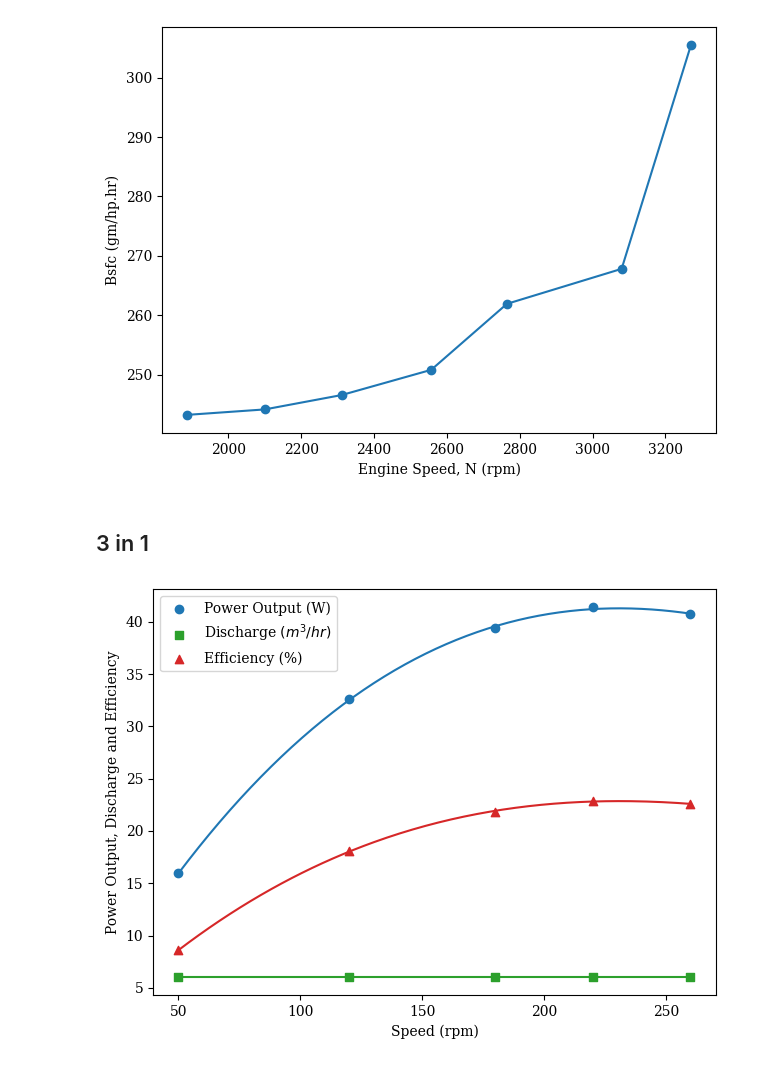
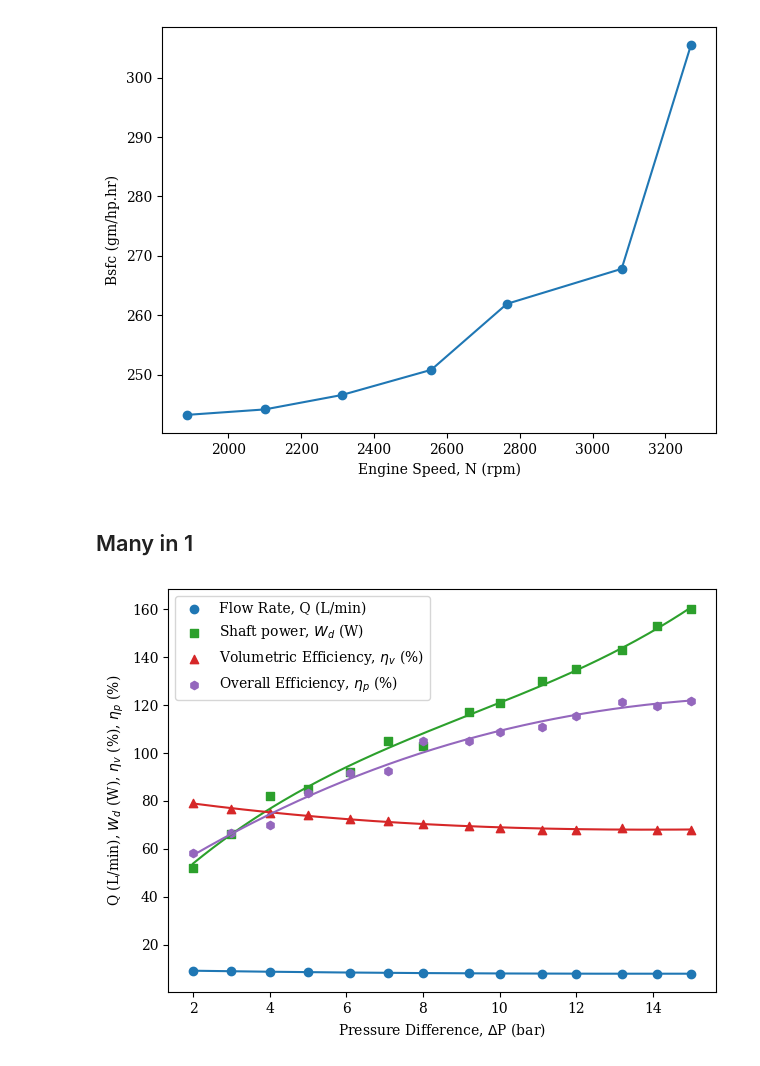
Before and after one commit to SalehShuvo/Plotting, a Jupyter notebook: basic_plotting.ipynb, the cells around one changed output. Saved outputs shown, nothing was run; the diff lists cells and outputs as text; code cells hidden in the pictures.

```diff
--- a/basic_plotting.ipynb
+++ b/basic_plotting.ipynb
@@ -66,7 +66,7 @@ plt.show()
 # %% [output]
 [figure]
 # %% [markdown]
-## 3 in 1
+## Many in 1
 # %%
 import matplotlib.pyplot as plt
 import numpy as np
@@ -74,70 +74,88 @@ plt.rcParams['font.family'] = 'serif'
 plt.rcParams['font.serif'] = ['DejaVu Serif']
 
 # Data
-rpm = np.array([260,220,180,120,50])
-P_out = np.array([40.724,41.36,39.4,32.58,15.94])
-Q = np.array([6.05]*5)
-Eff = np.array([22.56,22.9,21.83,18.06,8.60])
+pressure_diff = np.array([  2.0,   3.0,   4.0,   5.0,   6.1,   7.1,   8.0,   9.2,
+                           10.0,  11.1,  12.0,  13.2,  14.1,  15.0], dtype=float)
+
+flow_rate_lpm = np.array([9.1, 8.8, 8.6, 8.5, 8.3, 8.2, 8.1, 8.0, 7.9, 7.8, 7.8, 7.9,
+                          7.8, 7.8], dtype=float)
+
+shaft_power_w = np.array([ 52,  66,  82,  85,  92, 105, 103, 117, 121, 130, 135, 143, 153,
+                         160], dtype=float)
+
+volumetric_eff = np.array([79.25, 76.64, 74.89, 74.02, 72.28, 71.41, 70.54, 69.67,
+                           68.80, 67.93, 67.93, 68.80, 67.93, 67.93], dtype=float)
+
+overall_eff = np.array([ 58.33,  66.67,  69.92,  83.33,  91.72,  92.41, 104.85, 104.84,
+                       108.82, 111.00, 115.56, 121.54, 119.80, 121.88], dtype=float)
+
+
 
 # Filename without extension
-filename = 'All_vs_speed'
+filename = 'all_vs_press_diff'
 
 # Data to x,y1,y2...
-x=rpm
-y1=P_out
-y2=Q
-y3=Eff
+x=pressure_diff
+y1=flow_rate_lpm
+y2=shaft_power_w
+y3=volumetric_eff
+y4=overall_eff
 
-# Plot labels
-y1_label= 'Power Output (W)'
-y2_label= 'Discharge $(m^3/hr)$'
-y3_label= 'Efficiency (%)'
+# Plot labels also for legends
+y1_label= 'Flow Rate, Q (L/min)'
+y2_label= 'Shaft power, $W_d$ (W)'
+y3_label= 'Volumetric Efficiency, $\\eta_{v}$ (%)'
+y4_label= 'Overall Efficiency, $\\eta_{p}$ (%)'
 
 # axes labels
-x_label= 'Speed (rpm)'
-y_label='Power Output, Discharge and Efficiency'
+x_label= 'Pressure Difference, $\\Delta$P (bar)'
+y_label='Q (L/min), $W_d$ (W), $\\eta_{v}$ (%), $\\eta_{p}$ (%)'
 
 
 # Curve fits (3rd degree polynomial)
 coeffs1 = np.polyfit(x, y1, 3)
 coeffs2 = np.polyfit(x, y2, 3)
 coeffs3 = np.polyfit(x, y3, 3)
+coeffs4 = np.polyfit(x, y4, 3)
 
 poly_y1 = np.poly1d(coeffs1)
 poly_y2 = np.poly1d(coeffs2)
 poly_y3 = np.poly1d(coeffs3)
+poly_y4 = np.poly1d(coeffs4)
 
 # Fine x axis for smooth curves
 x_fit = np.linspace(x.min(), x.max(), 200)
 
 # Create figure and axes
 fig, ax = plt.subplots()
 
 # Plot data points
 ax.scatter(x, y1, color='tab:blue', marker='o', label=y1_label)
 ax.scatter(x, y2, color='tab:green', marker='s', label=y2_label)
 ax.scatter(x, y3, color='tab:red', marker='^', label=y3_label)
+ax.scatter(x, y4, color='tab:purple', marker='h', label=y4_label)
 
 
 # Plot fitted curves
 ax.plot(x_fit, poly_y1(x_fit), color='tab:blue', linestyle='-')
 ax.plot(x_fit, poly_y2(x_fit), color='tab:green', linestyle='-')
 ax.plot(x_fit, poly_y3(x_fit), color='tab:red', linestyle='-')
+ax.plot(x_fit, poly_y4(x_fit), color='tab:purple', linestyle='-')
 
 # Labels
 ax.set_xlabel(x_label)
 ax.set_ylabel(y_label)
 
 
 # Legends
-ax.legend()
+ax.legend(loc='best')
 
 # # Add Gridlines
 # plt.grid(which='both', axis='both', linestyle='-', linewidth=0.5)
 
 # plt.title('bsfc, lube, and exhaust vs brake power with Curve Fits')
 plt.tight_layout()
 plt.savefig(f'{filename}.png', dpi=600)
 plt.show()
 # %% [output]
-[figure, old version]
+[figure, new version]
```
Also changed, not shown: parts of 2 cells of this notebook, 3 other files.
